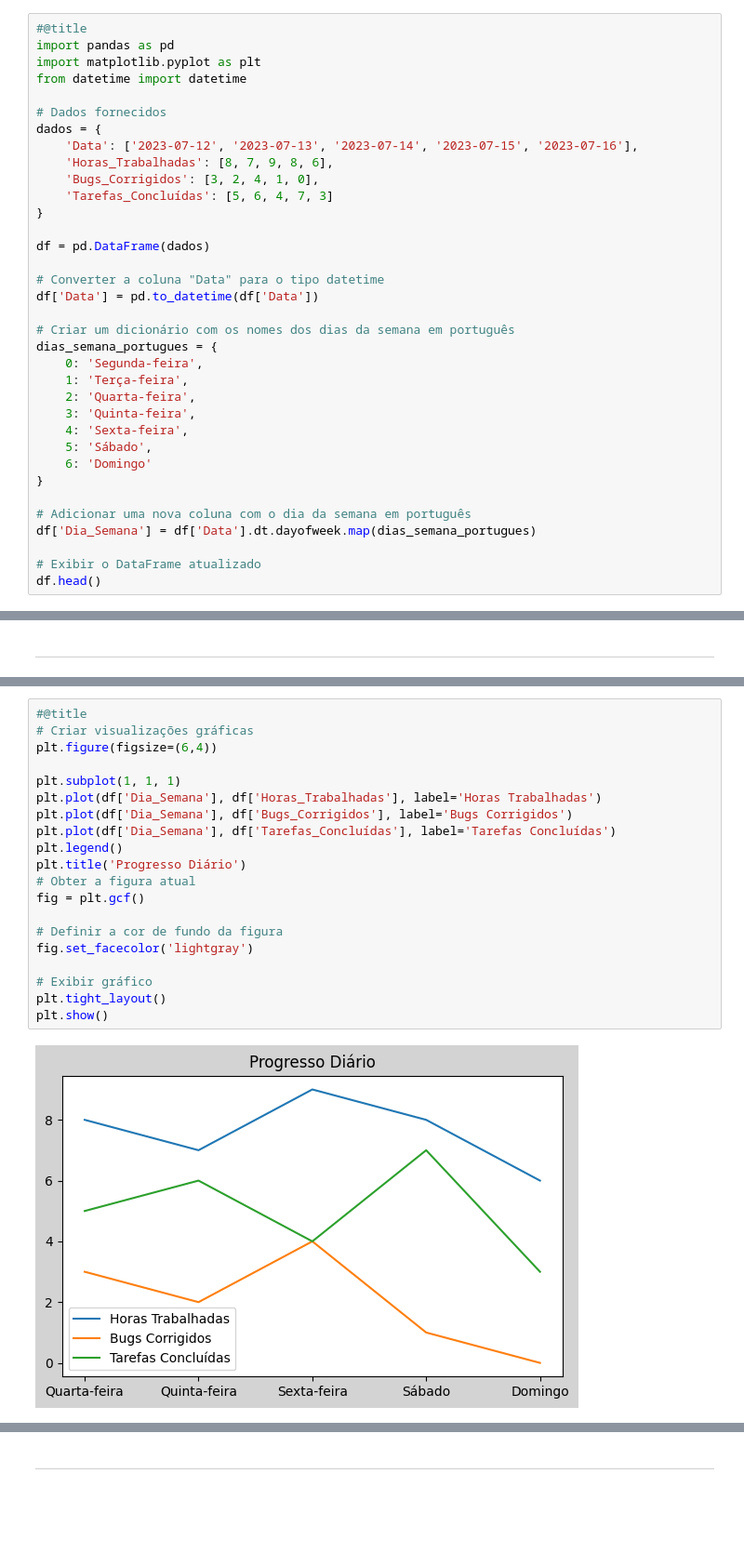
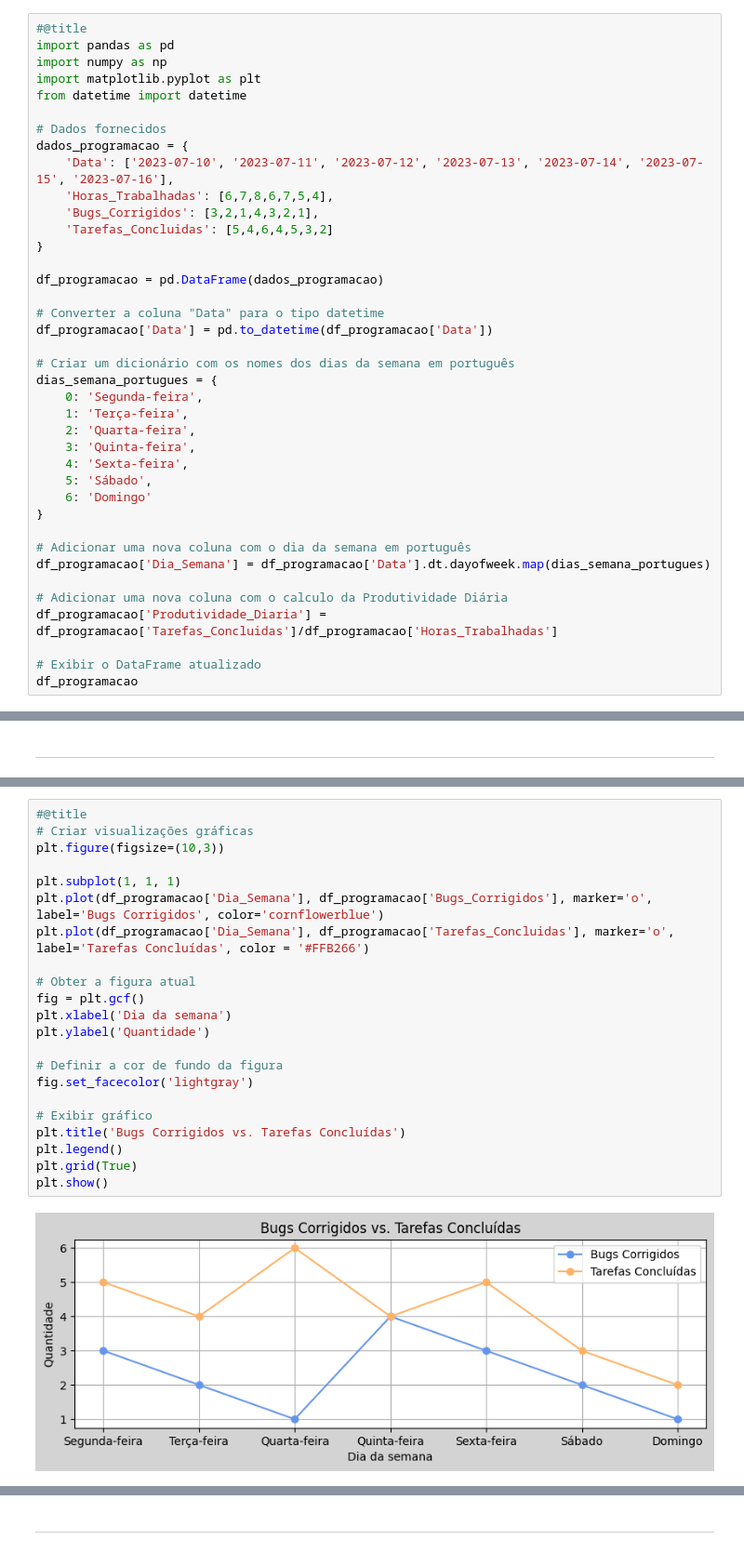
Before and after one commit to luhonunes/Relatorios-de-Progresso, a Jupyter notebook: relatorios_de_projetos.ipynb, the cells around one changed output, grey strips where cells are left out. Shown at 93% size. Cells and saved outputs as stored; diff of their text form; blank space fills up the shorter version.

```diff
--- a/relatorios_de_projetos.ipynb
+++ b/relatorios_de_projetos.ipynb
@@ -9,21 +10,22 @@ Uma empresa de desenvolvimento de softwares possui uma tabela com os seguintes d
 # %%
 #@title
 import pandas as pd
+import numpy as np
 import matplotlib.pyplot as plt
 from datetime import datetime
 
 # Dados fornecidos
-dados = {
-    'Data': ['2023-07-12', '2023-07-13', '2023-07-14', '2023-07-15', '2023-07-16'],
-    'Horas_Trabalhadas': [8, 7, 9, 8, 6],
-    'Bugs_Corrigidos': [3, 2, 4, 1, 0],
-    'Tarefas_Concluídas': [5, 6, 4, 7, 3]
+dados_programacao = {
+    'Data': ['2023-07-10', '2023-07-11', '2023-07-12', '2023-07-13', '2023-07-14', '2023-07-15', '2023-07-16'],
+    'Horas_Trabalhadas': [6,7,8,6,7,5,4],
+    'Bugs_Corrigidos': [3,2,1,4,3,2,1],
+    'Tarefas_Concluidas': [5,4,6,4,5,3,2]
 }
 
-df = pd.DataFrame(dados)
+df_programacao = pd.DataFrame(dados_programacao)
 
 # Converter a coluna "Data" para o tipo datetime
-df['Data'] = pd.to_datetime(df['Data'])
+df_programacao['Data'] = pd.to_datetime(df_programacao['Data'])
 
 # Criar um dicionário com os nomes dos dias da semana em português
 dias_semana_portugues = {
@@ -37,8 +39,11 @@ dias_semana_portugues = {
 }
 
 # Adicionar uma nova coluna com o dia da semana em português
-df['Dia_Semana'] = df['Data'].dt.dayofweek.map(dias_semana_portugues)
+df_programacao['Dia_Semana'] = df_programacao['Data'].dt.dayofweek.map(dias_semana_portugues)
+
+# Adicionar uma nova coluna com o calculo da Produtividade Diária
+df_programacao['Produtividade_Diaria'] = df_programacao['Tarefas_Concluidas']/df_programacao['Horas_Trabalhadas']
 
 # Exibir o DataFrame atualizado
-df.head()
+df_programacao
 # %% [output]
@@ -147,22 +404,24 @@ Uma métrica importante é a produtividade diária, que mede a relação entre a
 # %%
 #@title
 # Criar visualizações gráficas
-plt.figure(figsize=(6,4))
+plt.figure(figsize=(10,3))
 
 plt.subplot(1, 1, 1)
-plt.plot(df['Dia_Semana'], df['Horas_Trabalhadas'], label='Horas Trabalhadas')
-plt.plot(df['Dia_Semana'], df['Bugs_Corrigidos'], label='Bugs Corrigidos')
-plt.plot(df['Dia_Semana'], df['Tarefas_Concluídas'], label='Tarefas Concluídas')
-plt.legend()
-plt.title('Progresso Diário')
+plt.plot(df_programacao['Dia_Semana'], df_programacao['Bugs_Corrigidos'], marker='o', label='Bugs Corrigidos', color='cornflowerblue')
+plt.plot(df_programacao['Dia_Semana'], df_programacao['Tarefas_Concluidas'], marker='o', label='Tarefas Concluídas', color = '#FFB266')
+
 # Obter a figura atual
 fig = plt.gcf()
+plt.xlabel('Dia da semana')
+plt.ylabel('Quantidade')
 
 # Definir a cor de fundo da figura
 fig.set_facecolor('lightgray')
 
 # Exibir gráfico
-plt.tight_layout()
+plt.title('Bugs Corrigidos vs. Tarefas Concluídas')
+plt.legend()
+plt.grid(True)
 plt.show()
 # %% [output]
-[figure, old version]
+[figure, new version]
```
Also changed, not shown: parts of 54 cells of this notebook.
